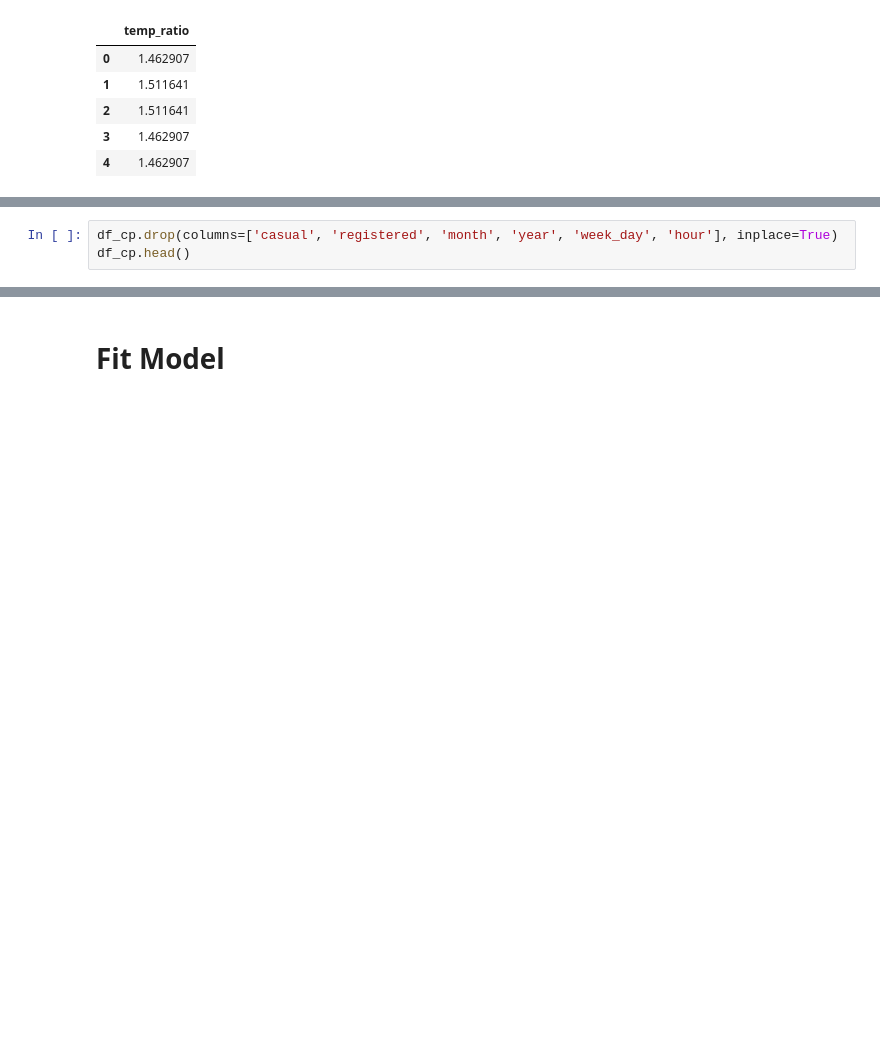
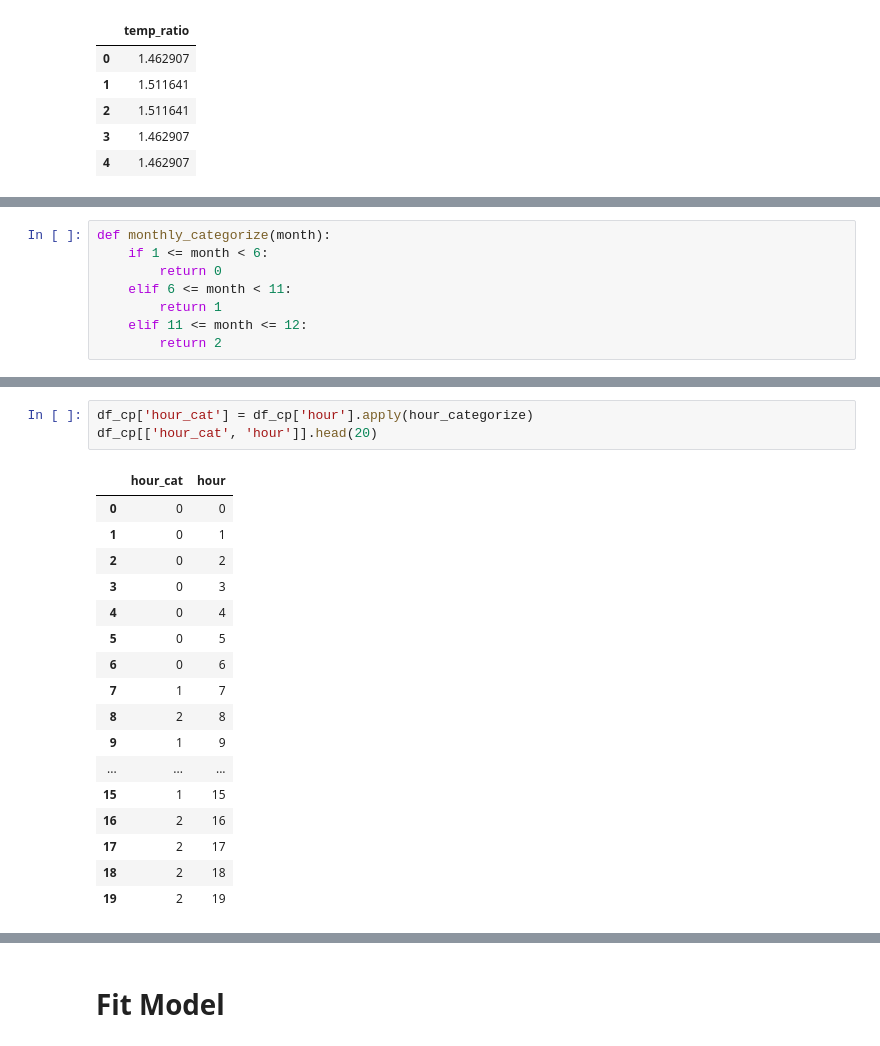
Before and after one commit to JJiaahn/Bicycle-rental-predict, a Jupyter notebook: bicycle_rental_predict.ipynb, the cells around one changed output, grey strips where cells are left out. Drawn from its saved outputs; the diff is of its cells as text; blank space fills up the shorter version.

```diff
--- a/bicycle_rental_predict.ipynb
+++ b/bicycle_rental_predict.ipynb
@@ -628,3 +553,0 @@ Text(0.5, 0, '시간')
-# %%
-df_cp.drop(columns=['casual', 'registered', 'month', 'year', 'week_day', 'hour'], inplace=True)
-df_cp.head()
@@ -637,0 +559,8 @@ df_cp.head()
+# %%
+def monthly_categorize(month):
+    if 1 <= month < 6:
+        return 0
+    elif 6 <= month < 11:
+        return 1
+    elif 11 <= month <= 12:
+        return 2
@@ -637,0 +602,21 @@ df_cp.head()
+# %%
+df_cp['hour_cat'] = df_cp['hour'].apply(hour_categorize)
+df_cp[['hour_cat', 'hour']].head(20)
+# %% [output]
+|  | hour_cat | hour |
+| 0 | 0 | 0 |
+| 1 | 0 | 1 |
+| 2 | 0 | 2 |
+| 3 | 0 | 3 |
+| 4 | 0 | 4 |
+| 5 | 0 | 5 |
+| 6 | 0 | 6 |
+| 7 | 1 | 7 |
+| 8 | 2 | 8 |
+| 9 | 1 | 9 |
+| ... | ... | ... |
+| 15 | 1 | 15 |
+| 16 | 2 | 16 |
+| 17 | 2 | 17 |
+| 18 | 2 | 18 |
+| 19 | 2 | 19 |
```
Also changed, not shown: parts of 31 cells of this notebook.
